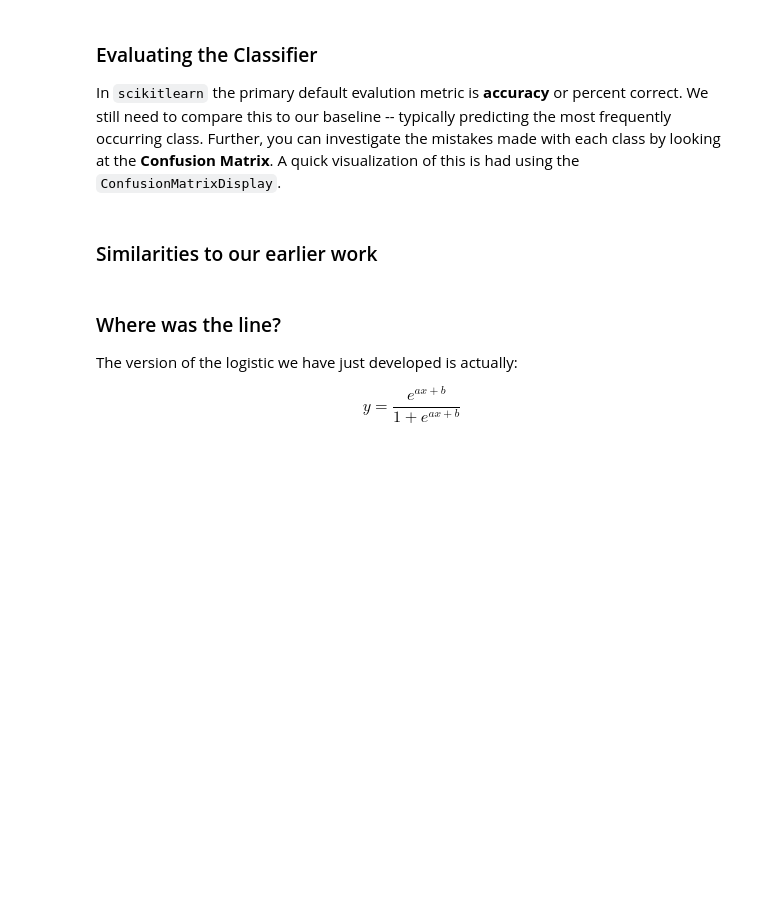
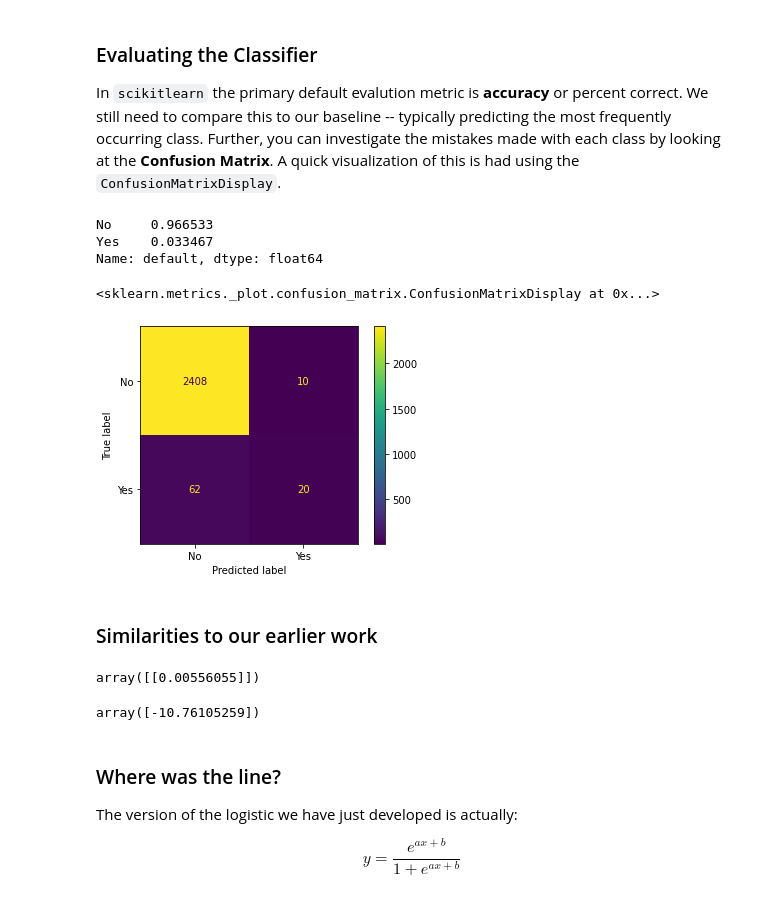
Before and after one commit to jfkoehler/nyu_bootcamp_fa24, a Jupyter notebook: _build/jupyter_execute/logistic_starter_code.ipynb, the cells around one changed output. Cells and saved outputs as stored; diff of their text form; code cells hidden in the pictures; blank space fills up the shorter version.

````diff
--- a/_build/jupyter_execute/logistic_starter_code.ipynb
+++ b/_build/jupyter_execute/logistic_starter_code.ipynb
@@ -86,6 +137,7 @@ y = default['binary_default']
 ```
 # %%
 #instantiate
+clf = LogisticRegression()
 # %%
 #define X and y
 X = default[['balance']]
@@ -95,3 +147,4 @@ y = default['default']
 X_train, X_test, y_train, y_test = train_test_split(X, y, random_state = 22)
 # %%
 #fit on the train
+clf.fit(X_train, y_train)
@@ -103,16 +163,31 @@ X_train, X_test, y_train, y_test = train_test_split(X, y, random_state = 22)
 In `scikitlearn` the primary default evalution metric is **accuracy** or percent correct.  We still need to compare this to our baseline -- typically predicting the most frequently occurring class.  Further, you can investigate the mistakes made with each class by looking at the **Confusion Matrix**.  A quick visualization of this is had using the `ConfusionMatrixDisplay`.
 # %%
 #baseline -- most frequently occurring class
+y_train.value_counts(normalize = True)
+# %% [output]
+No     0.966533
+Yes    0.033467
+Name: default, dtype: float64
 # %%
 from sklearn.metrics import ConfusionMatrixDisplay
 # %%
 #from estimator
+ConfusionMatrixDisplay.from_estimator(clf, X_test, y_test)
+# %% [output]
+<sklearn.metrics._plot.confusion_matrix.ConfusionMatrixDisplay at 0x...>
+[figure, added]
 # %% [markdown]
 ### Similarities to our earlier work
 # %%
 #there is a coefficient
+clf.coef_
+# %% [output]
+array([[0.00556055]])
 # %%
 #there is an intercept
+clf.intercept_
+# %% [output]
+array([-10.76105259])
 # %% [markdown]
 ### Where was the line?
 
````
Also changed, not shown: parts of 42 cells of this notebook, 31 other files.
